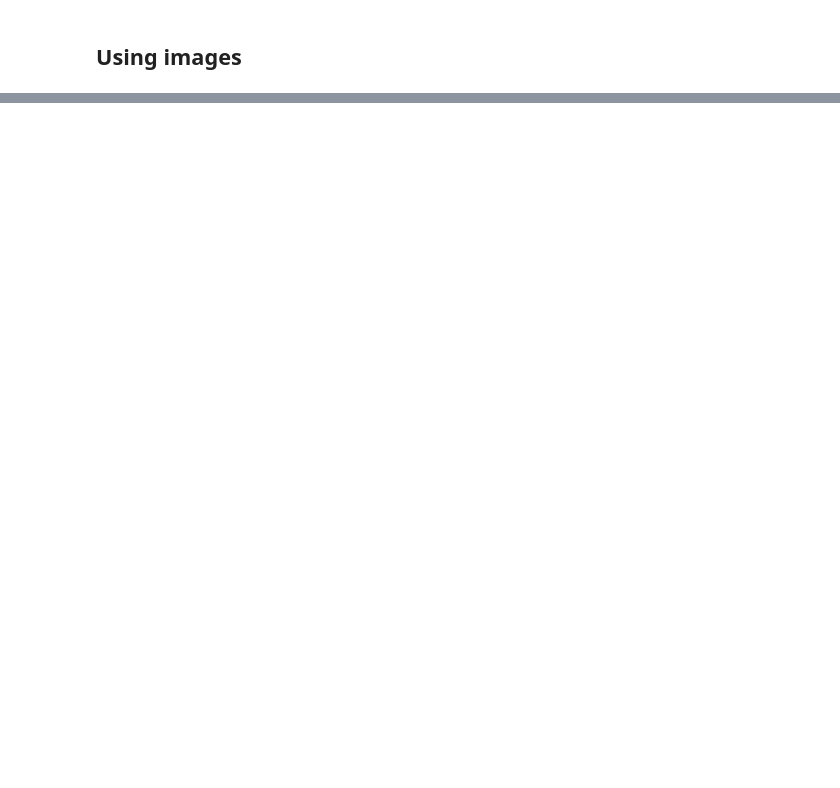
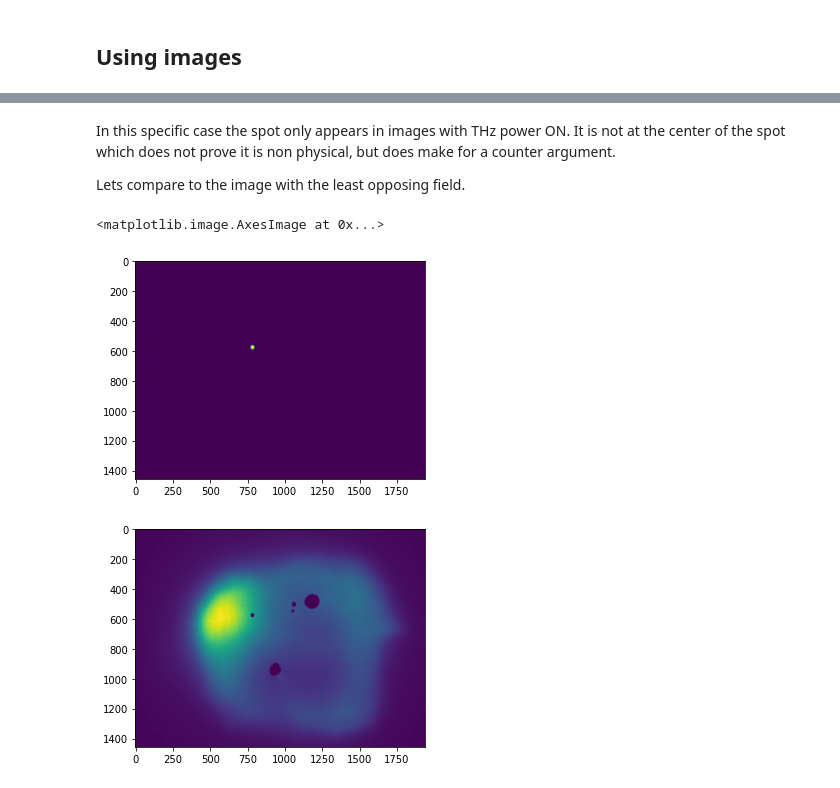
Before and after one commit to WolframAlp/williams_experiments_and_data_processing, a Jupyter notebook: max_electron_energy_analysis.ipynb, the cells around one changed output, grey strips where cells are left out. Drawn from its saved outputs; the diff is of its cells as text; code cells hidden in the pictures; blank space fills up the shorter version.

```diff
--- a/max_electron_energy_analysis.ipynb
+++ b/max_electron_energy_analysis.ipynb
@@ -84,0 +183,29 @@ Averaged images saved to folder:  E:\EmissionEnergy_Data\ThressholdExtraction\im
+# %% [markdown]
+In this specific case the spot only appears in images with THz power ON. It is not at the center of the spot which does not prove it is non physical, but does make for a counter argument.
+
+Lets compare to the image with the least opposing field.
+# %%
+# Create mask and get the first and last image
+front_mask = np.zeros(fronts[list(fronts)[0]].data.shape, dtype=bool)
+first_image = fronts[list(fronts)[0]].data
+back_image = fronts[list(fronts)[-1]].data.copy()
+
+# Set high rule value as the mean is very small
+rule_value = 25
+
+# Get the mean and apply the mask
+im_mean = first_image.mean() * rule_value
+front_mask[first_image > im_mean] = True
+back_image[front_mask] = 0
+
+# Plot mask
+plt.figure()
+plt.imshow(front_mask)
+
+# Plot image with mask
+plt.figure()
+plt.imshow(back_image)
+# %% [output]
+<matplotlib.image.AxesImage at 0x...>
+[figure, added]
+[figure, added]
```
Also changed, not shown: parts of 31 cells of this notebook, 3 other files.
